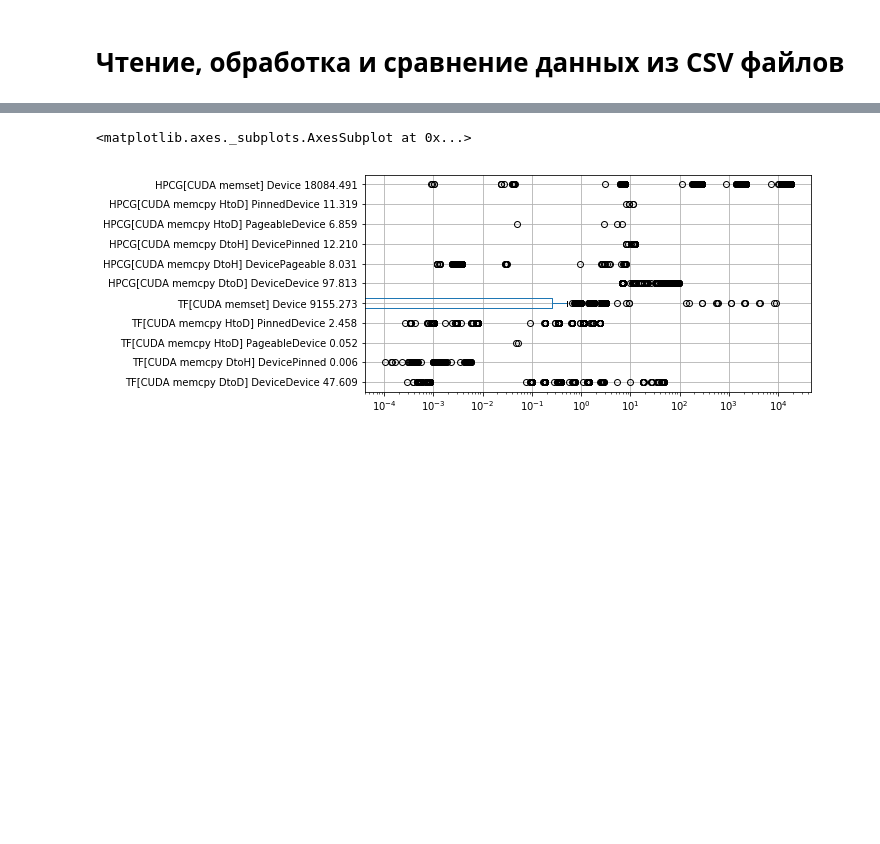
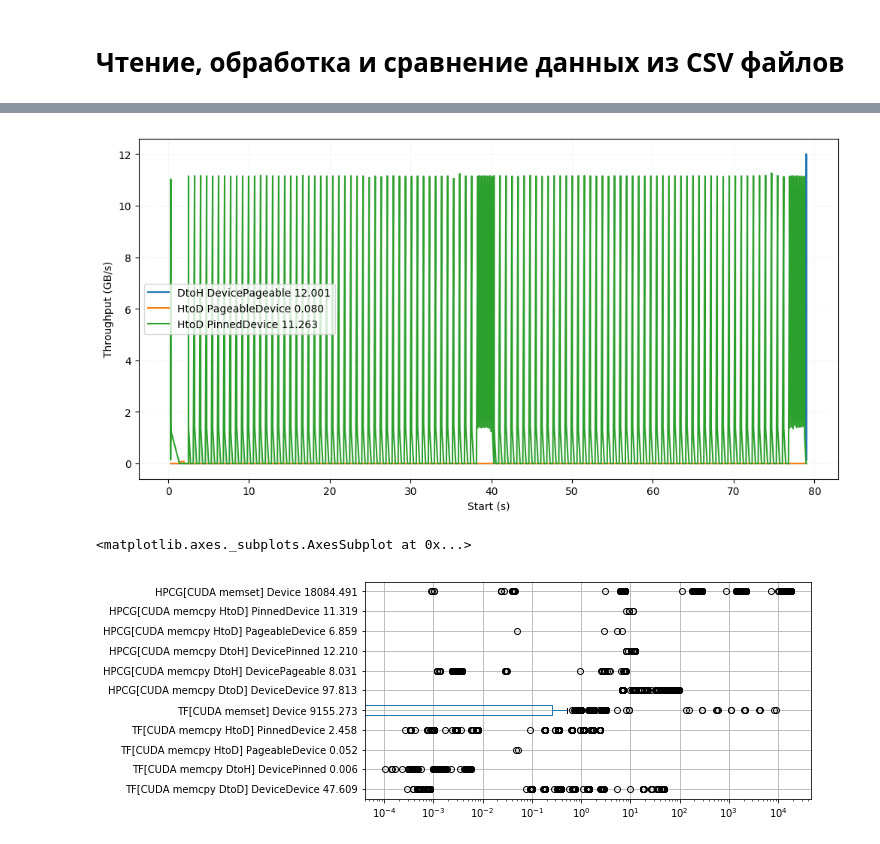
Before and after one commit to pyotr777/mlbenchmarks, a Jupyter notebook: Pandas read plot compare v2.ipynb, the cells around one changed output, grey strips where cells are left out. Saved outputs shown, nothing was run; the diff lists cells and outputs as text; code cells hidden in the pictures; blank space fills up the shorter version.

```diff
--- a/Pandas read plot compare v2.ipynb
+++ b/Pandas read plot compare v2.ipynb
@@ -202,0 +107,3 @@ plt.rcParams['figure.figsize'] = 8,4
+# %%
+df_memcpy = df_throughput.filter(regex=("^((?!memset).)*$"))
+df_memcpy.iloc[:3]
@@ -203,3 +116,28 @@ plt.rcParams['figure.figsize'] = 8,4
+# %%
+def appendMaxValues2ColumnNames(df,series):
+    cols = len(df.columns)
+    col_names = []
+    for i in range(0,cols):
+        name = df.columns[i].replace("[CUDA memcpy ","")
+        name = name.replace("]","")
+        col_names.append(series+name+" " +'{:.3f}'.format(df.iloc[:,i].max()))
+    df.columns = col_names
+    return df
+# %%
+df_memcpy = appendMaxValues2ColumnNames(df_memcpy,"")
+# %%
+plt.rcParams['figure.figsize'] = 12,6
+# %%
+df_memcpy.plot()
+ax = plt.gca()
+ax.xaxis.grid(color="#e0e0e0", linestyle=":",linewidth=0.5)
+ax.yaxis.grid(color="#e0e0e0", linestyle=":",linewidth=0.5)
+#ax.xaxis.set_major_locator(plt.MaxNLocator(24))
+ax.set_xlabel('Start (s)')
+ax.set_ylabel('Throughput (GB/s)')
+plt.show()
+# %% [output]
+[figure, added]
 # %%
 df_full.plot.box(logx = True, grid = True, vert=False)
 # %% [output]
```
Also changed, not shown: parts of 37 cells of this notebook, 12 other files.
